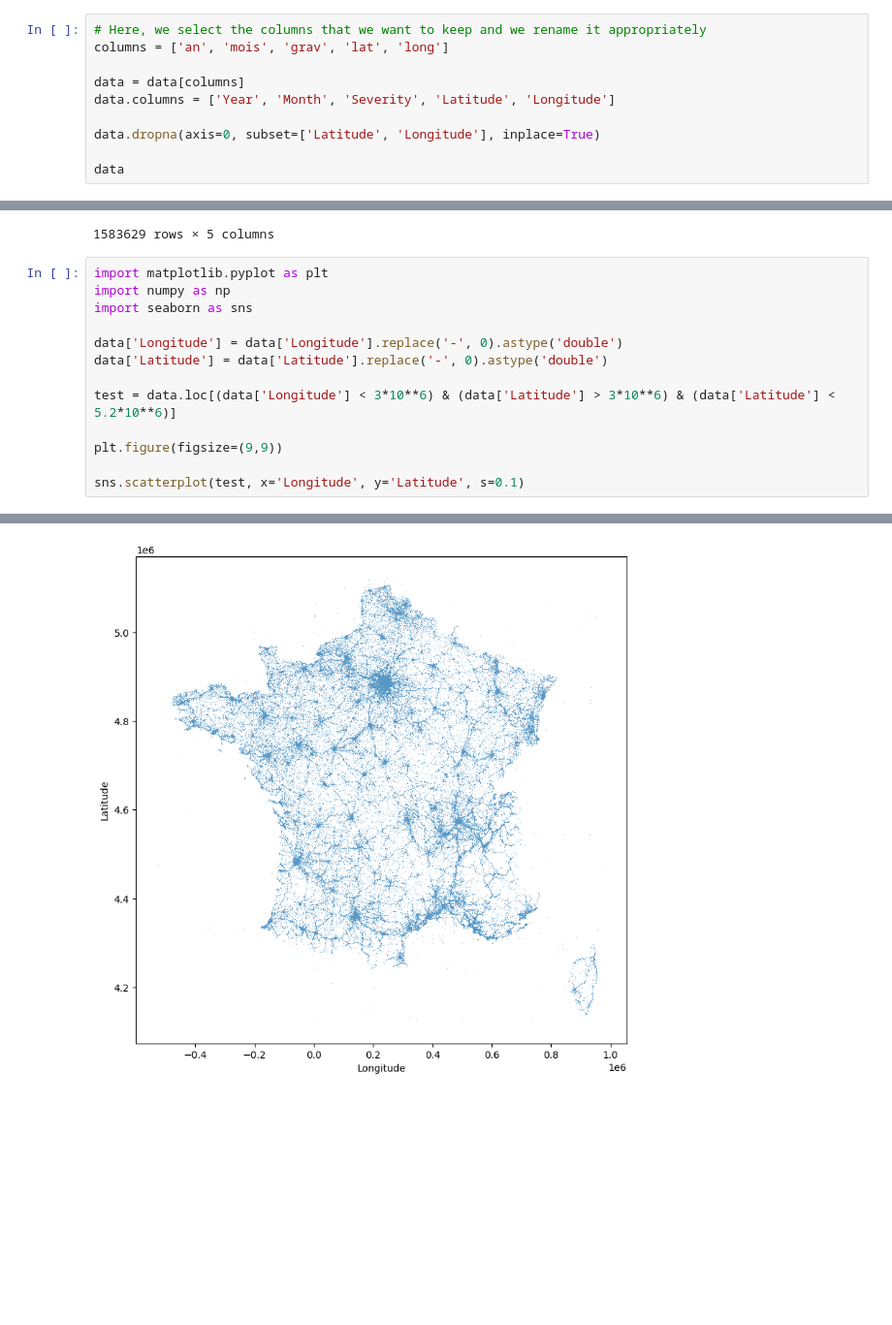
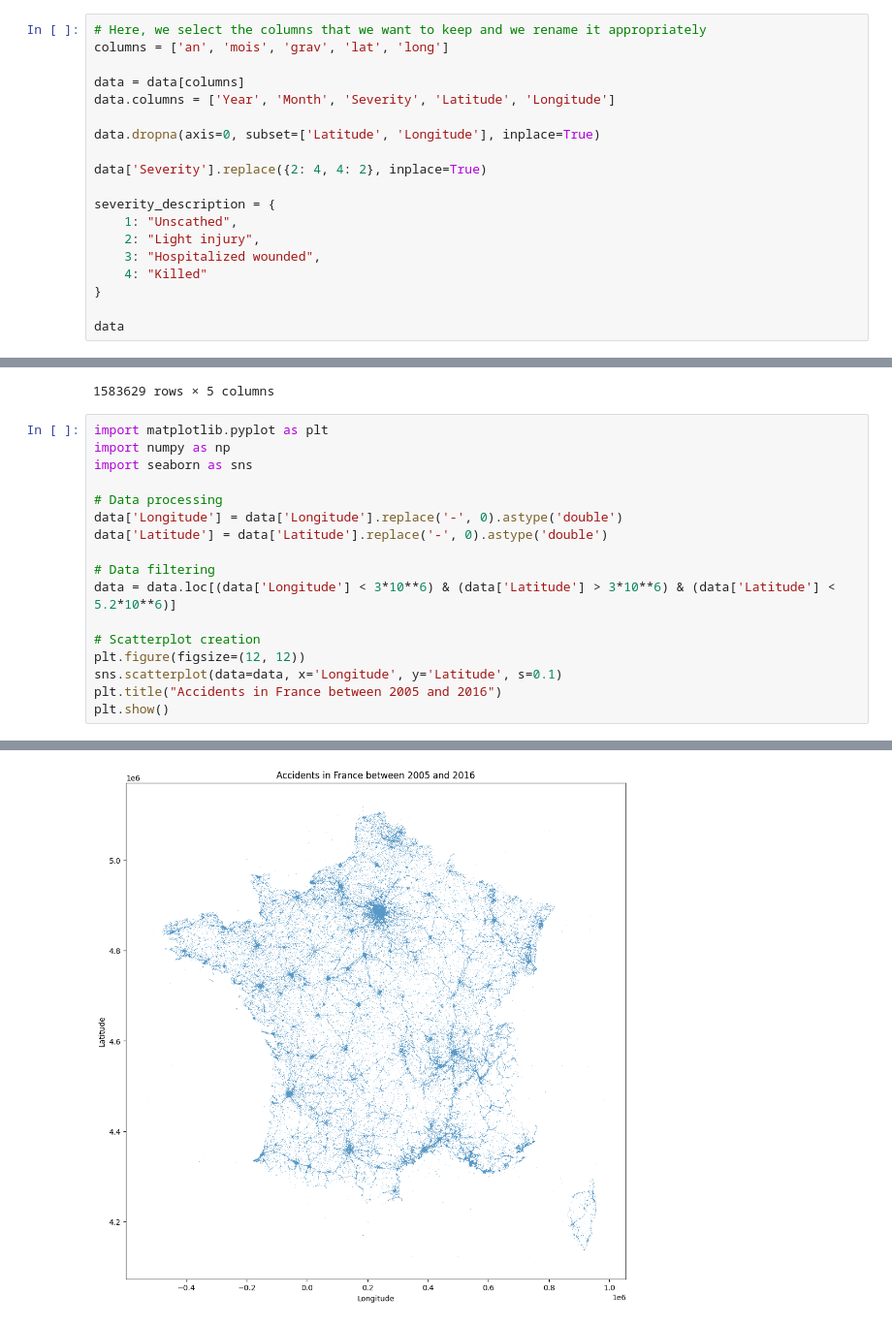
Before and after one commit to JulienML/AccidentsInFrance, a Jupyter notebook: Part2 - Clusters.ipynb, the cells around one changed output, grey strips where cells are left out. Shown at 97% size. Drawn from its saved outputs; the diff is of its cells as text; blank space fills up the shorter version.

```diff
--- a/Part2 - Clusters.ipynb
+++ b/Part2 - Clusters.ipynb
@@ -23,6 +23,15 @@ data.columns = ['Year', 'Month', 'Severity', 'Latitude', 'Longitude']
 
 data.dropna(axis=0, subset=['Latitude', 'Longitude'], inplace=True)
 
+data['Severity'].replace({2: 4, 4: 2}, inplace=True)
+
+severity_description = {
+    1: "Unscathed",
+    2: "Light injury",
+    3: "Hospitalized wounded",
+    4: "Killed"
+}
+
 data
 # %% [output]
 |  | Year | Month | Severity | Latitude | Longitude |
@@ -43,12 +52,16 @@ import matplotlib.pyplot as plt
 import numpy as np
 import seaborn as sns
 
+# Data processing
 data['Longitude'] = data['Longitude'].replace('-', 0).astype('double')
 data['Latitude'] = data['Latitude'].replace('-', 0).astype('double')
 
-test = data.loc[(data['Longitude'] < 3*10**6) & (data['Latitude'] > 3*10**6) & (data['Latitude'] < 5.2*10**6)]
+# Data filtering
+data = data.loc[(data['Longitude'] < 3*10**6) & (data['Latitude'] > 3*10**6) & (data['Latitude'] < 5.2*10**6)]
 
-plt.figure(figsize=(9,9))
-
-sns.scatterplot(test, x='Longitude', y='Latitude', s=0.1)
+# Scatterplot creation
+plt.figure(figsize=(12, 12))
+sns.scatterplot(data=data, x='Longitude', y='Latitude', s=0.1)
+plt.title("Accidents in France between 2005 and 2016")
+plt.show()
 # %% [output]
@@ -56 +68 @@ sns.scatterplot(test, x='Longitude', y='Latitude', s=0.1)
-[figure, old version]
+[figure, new version]
```
Also changed, not shown: parts of 4 cells of this notebook.
